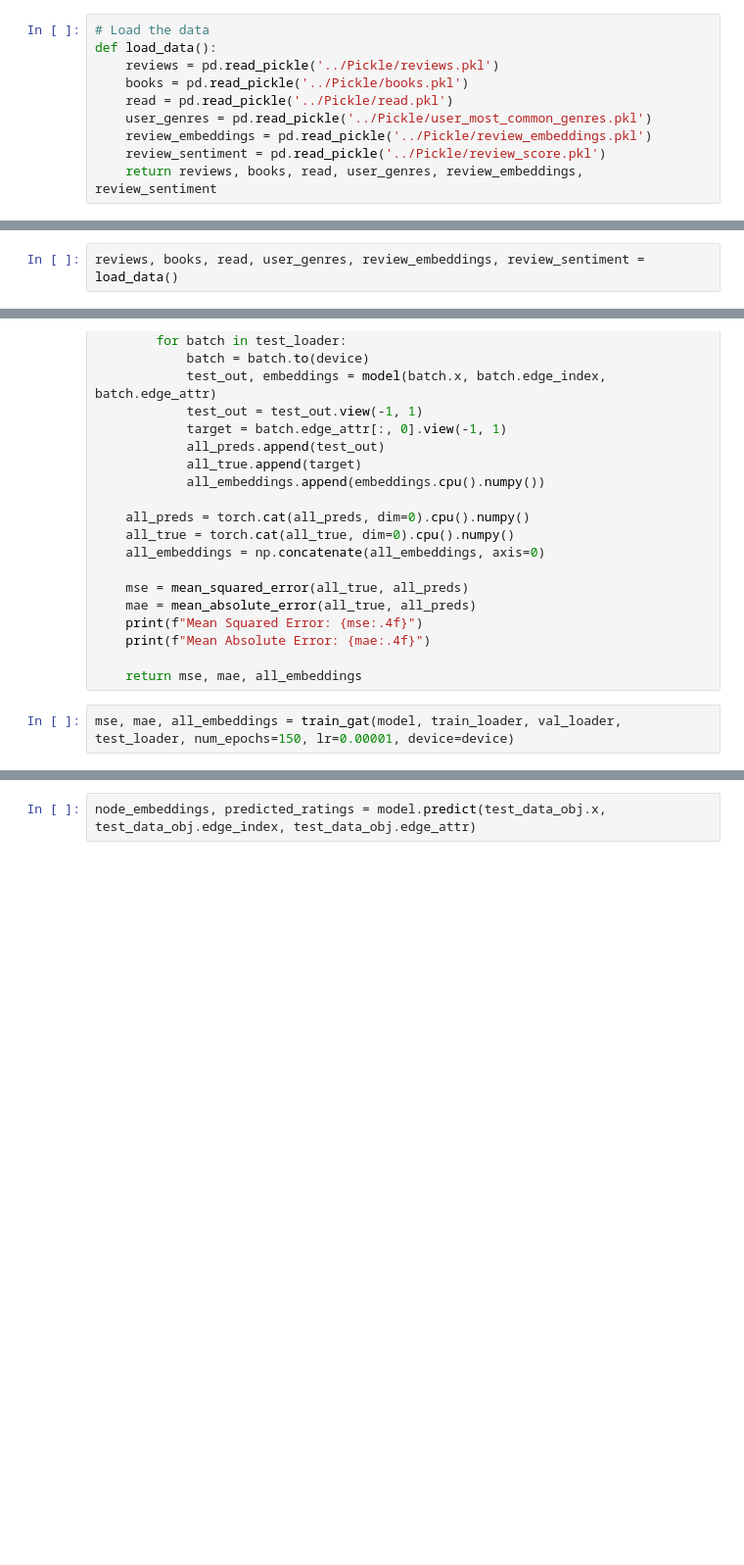
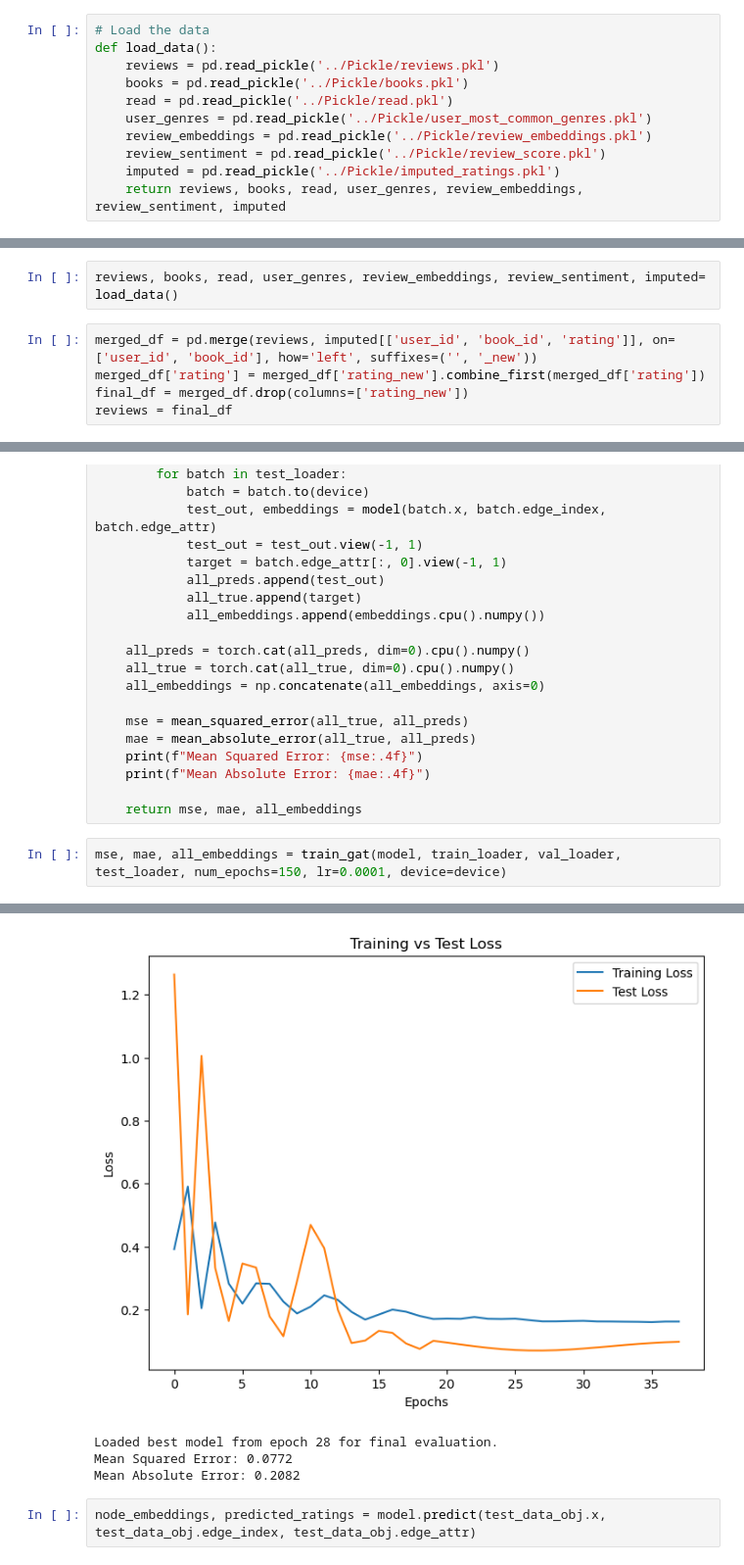
Before and after one commit to mud66/Recommender-System-GoodReads, a Jupyter notebook: RecSysJupyter/Gatv2Conv.ipynb, the cells around one changed output, grey strips where cells are left out. Shown: that part at 98% size. Drawn from its saved outputs; the diff is of its cells as text; blank space fills up the shorter version.

Commit message:
rerunning svd and more review embeddings

```diff
--- a/RecSysJupyter/Gatv2Conv.ipynb
+++ b/RecSysJupyter/Gatv2Conv.ipynb
@@ -38,7 +38,8 @@ def load_data():
     user_genres = pd.read_pickle('../Pickle/user_most_common_genres.pkl')
     review_embeddings = pd.read_pickle('../Pickle/review_embeddings.pkl')
     review_sentiment = pd.read_pickle('../Pickle/review_score.pkl')
-    return reviews, books, read, user_genres, review_embeddings, review_sentiment
+    imputed = pd.read_pickle('../Pickle/imputed_ratings.pkl')
+    return reviews, books, read, user_genres, review_embeddings, review_sentiment, imputed
 # %%
 def split_data(ratings_data, user_genres, test_size=0.1, val_size=0.15, random_state=42):
     # Merge the ratings_data and user_genres on user_id to get the most common genres for users
@@ -237,7 +238,12 @@ def prepare_data_objects(train_data, val_data, test_data, user_genre_features, b
 
     return train_data_obj, val_data_obj, test_data_obj
 # %%
-reviews, books, read, user_genres, review_embeddings, review_sentiment = load_data()
+reviews, books, read, user_genres, review_embeddings, review_sentiment, imputed= load_data()
+# %%
+merged_df = pd.merge(reviews, imputed[['user_id', 'book_id', 'rating']], on=['user_id', 'book_id'], how='left', suffixes=('', '_new'))
+merged_df['rating'] = merged_df['rating_new'].combine_first(merged_df['rating'])
+final_df = merged_df.drop(columns=['rating_new'])
+reviews = final_df
 # %%
 reviews = pd.merge(reviews, review_embeddings, on="review_id", how="inner")
 reviews = pd.merge(reviews, review_sentiment, on="review_id", how="inner")
@@ -497,4 +506,5 @@ def train_gat(model, train_loader, val_loader, test_loader, num_epochs, lr, devi
 
     return mse, mae, all_embeddings
 # %%
-mse, mae, all_embeddings = train_gat(model, train_loader, val_loader, test_loader, num_epochs=150, lr=0.00001, device=device)
+mse, mae, all_embeddings = train_gat(model, train_loader, val_loader, test_loader, num_epochs=150, lr=0.0001, device=device)
+# %% [output]
@@ -501,2 +528,6 @@ mse, mae, all_embeddings = train_gat(model, train_loader, val_loader, test_loade
+[figure, added]
+Loaded best model from epoch 28 for final evaluation.
+Mean Squared Error: 0.0772
+Mean Absolute Error: 0.2082
 # %%
 node_embeddings, predicted_ratings = model.predict(test_data_obj.x, test_data_obj.edge_index, test_data_obj.edge_attr)
```
Also changed, not shown: parts of 20 cells of this notebook, 3 other files.
